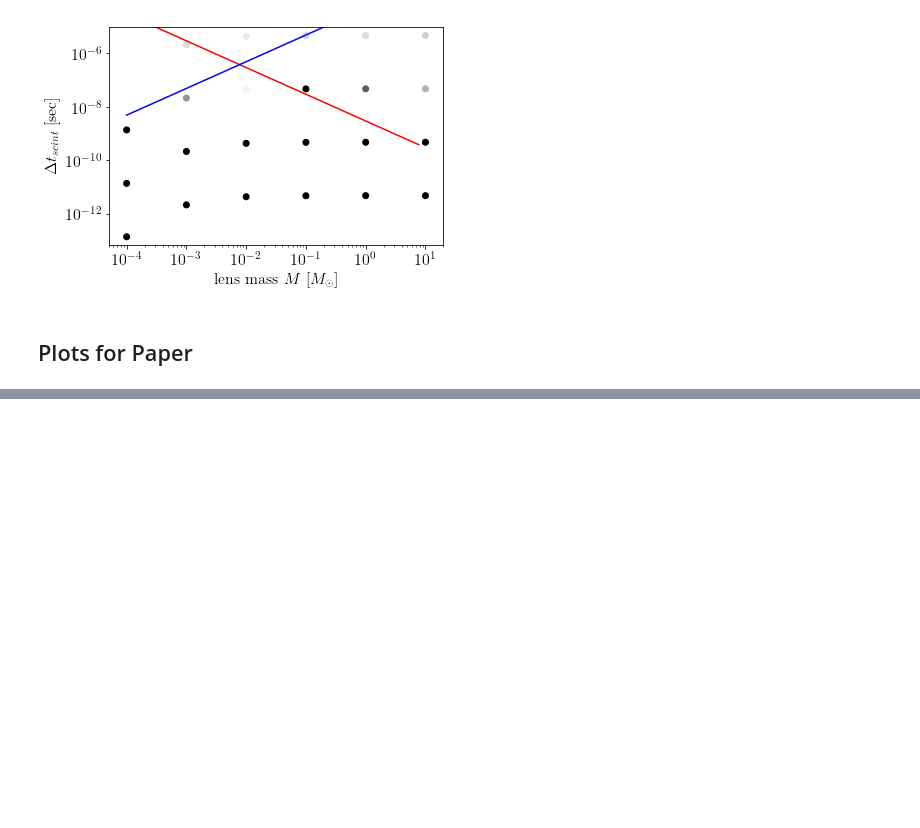
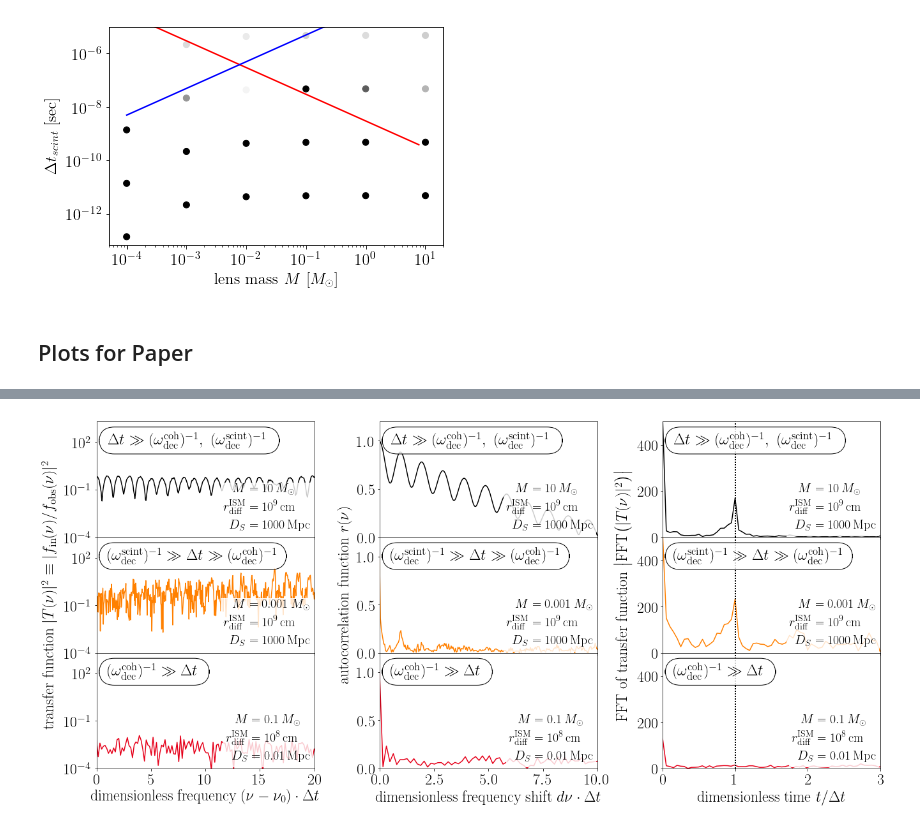
Before and after one commit to andrey-katz/FRB_lensing, a Jupyter notebook: frb.ipynb, the cells around one changed output, grey strips where cells are left out. Saved outputs shown, nothing was run; the diff lists cells and outputs as text; code cells hidden in the pictures; blank space fills up the shorter version.

```diff
--- a/frb.ipynb
+++ b/frb.ipynb
@@ -1913 +2361,101 @@ plt.show()
+# %%
+# benchmark points
+M_table      = np.array([ 10.,  0.001, 0.1  ]) * u.Msun
+x_diff_table = np.array([ 1e9,  1e9,   1e8  ]) * u.cm
+DS_table     = np.array([ 1,     1,    1e-5 ]) * u.Gpc
+
+my_labels    = [ r'$\Delta t \gg (\omega_\text{dec}^\text{coh})^{-1},\ (\omega_\text{dec}^\text{scint})^{-1}$',
+                 r'$(\omega_\text{dec}^\text{scint})^{-1} \gg \Delta t \gg (\omega_\text{dec}^\text{coh})^{-1}$',
+                 r'$(\omega_\text{dec}^\text{coh})^{-1} \gg \Delta t$' ]
+my_label_lengths = np.array([ 34, 36, 20])
+my_label_lengths = np.array(my_label_lengths * 1.08, dtype=int)
+my_colors        = [ (0,0,0), (1,.5,0), (0.9,0,0.1) ]
+
+# load data
+run_names   = [ 'scint-mwism-0', 'scint-mwism-xdiff1e8', 'scint-mwism1e-4-0', 'scint-mwism-DS10kpc' ]
+run_summary = []
+for rn in run_names:
+    with open(data_dir+'/'+rn+'.summary.dat'.format(), 'rb') as f:
+        run_summary = run_summary + pickle.load(f)
+
+plt.rc('font', size=24)
+fig, axes = plt.subplots(3, 3, sharex='col', gridspec_kw={'hspace':0.0}, figsize=(22,10))
+plt.subplots_adjust(wspace=0.3)
+for j, M, x_diff, DS in zip(range(len(M_table)), M_table, x_diff_table, DS_table):
+    r = [r for r in run_summary if math.isclose(r['M'], M) and \
+                                   math.isclose(r['x_diff_ism'], x_diff) and \
+                                   math.isclose(r['DS'], DS)][0]
+
+    f_range         = r['omega_range'] / (2.*np.pi)
+    spect_table_in  = r['spect_table_in'].flatten()
+    spect_table_out = r['spect_table_out'].flatten()
+    dt_lens         = delta_t_lens(r['DS'], r['DL'], r['M'], r['y'])
+    f_range_dimless = (f_range - f_range[0])*dt_lens
+    x_ref           = r['Dsc'] / (np.mean(r['omega_range']) * r['x_diff_ism'])
+    dt_scint        = x_ref**2/(2.*r['Dsc'])
+
+    # transfer function
+    ax = axes[j,0]
+    T_table = np.abs(spect_table_out/spect_table_in)**2   # transfer function
+    ax.plot(f_range_dimless, T_table, color=my_colors[j])
+    ax.set_xlim(0.,20.)
+    ax.set_yscale('log')
+    ax.set_ylim(1e-4,2000)
+    if j == 2: ax.set_xlabel(r"dimensionless frequency $(\nu - \nu_0) \cdot \Delta t$")
+    if j == 0: ax.annotate(r"transfer function $|T(\nu)|^2 \equiv |f_\text{in}(\nu) / f_\text{obs}(\nu)|^2$", (-0.21,-0.5), rotation='vertical',
+                           xycoords='axes fraction', ha='center', va='center')
+    my_legend = r"\begin{align*}" \
+              + r"  M                            &= {:5.2g}\,M_\odot \\".format(M/u.Msun) \
+              + r"  r_\text{{diff}}^\text{{ISM}} &= 10^{{{:2d}}}\,\text{{cm}} \\".format(int(np.log10(x_diff/u.cm))) \
+              + r"  D_S                          &= {:g}\,\text{{Mpc}}".format(DS/u.Mpc) \
+              + r"\end{align*}"
+    ax.annotate(my_legend, (0.98,0.45), xycoords='axes fraction', ha='right', va='top', fontsize=20, backgroundcolor=(1,1,1,.8))
+    ax.annotate('-' * my_label_lengths[j], (0.04,0.9), xycoords='axes fraction', ha='left', va='top', color='white',
+                bbox=dict(boxstyle='round, rounding_size=1, pad=0.4', fc=(1,1,1,.8), ec='black'))
+    ax.annotate(my_labels[j], (0.05,0.89), xycoords='axes fraction', ha='left', va='top')
+                    # draw the box and the text separately to improve placement of the text inside the box
+
+    # autocorrelation
+    ax = axes[j,1]
+    spect_corr = np.abs(fft.ifft( np.abs(fft.fft(spect_table_out/spect_table_in)**2) )) / np.sum(np.abs(spect_table_out**2/spect_table_in**2))
+#    spect_corr = fft.ifft( np.abs(fft.fft(T_table)**2) ) / np.sum(T_table**2)
+    ax.plot(f_range_dimless, spect_corr, color=my_colors[j])
+    ax.set_xlim(0,10.)
+    ax.set_ylim(0.,1.2)
+    if j == 2: ax.set_xlabel(r"dimensionless frequency shift $d\nu \cdot \Delta t$")
+    if j == 0: ax.annotate(r"autocorrelation function $r(\nu)$", (-0.16,-0.5), rotation='vertical',
+                           xycoords='axes fraction', ha='center', va='center')
+    ax.annotate(my_legend, (0.98,0.45), xycoords='axes fraction', ha='right', va='top', fontsize=20, backgroundcolor=(1,1,1,.8))
+    ax.annotate('-' * my_label_lengths[j], (0.04,0.9), xycoords='axes fraction', ha='left', va='top', color='white',
+                bbox=dict(boxstyle='round, rounding_size=1, pad=0.4', fc=(1,1,1,.8), ec='black'))
+    ax.annotate(my_labels[j], (0.05,0.89), xycoords='axes fraction', ha='left', va='top')
+#    if dt_lens/dt_scint < 10:
+#        ax.annotate(r'$\nu_\text{dec}$', (dt_lens/dt_scint+0.05, 0.6), rotation='vertical', ha='left', backgroundcolor=(1,1,1,.8), zorder=2)
+#    ax.axvline(dt_lens/dt_scint, c='black', ls=(0,(1,1)), lw=5, zorder=3)
+
+    # FFT of power spectrum
+    ax          = axes[j,2]
+    df          = (f_range[-1] - f_range[0]) / (len(f_range) - 1)
+    dt_fft      = 1. / (df * len(f_range))
+    t_range_fft = np.arange(-0.5/df, 0.5*(1-eps)/df, dt_fft)
+    pspect_fft  = np.roll( np.abs(fft.fft(np.abs(spect_table_out/spect_table_in)**2))
+                                 / np.mean(np.abs(spect_table_out/spect_table_in)**2), len(t_range_fft)//2 )
+    ax.plot(t_range_fft/dt_lens, pspect_fft, color=my_colors[j])
+    ax.set_xlim(0., 3.)
+    ax.set_ylim(0., 500.)
+    if j == 2: ax.set_xlabel(r"dimensionless time $t / \Delta t$")
+    if j == 0: ax.annotate(r"FFT of transfer function $\big| \text{FFT}\big(|T(\nu)|^2\big) \big|$", (-0.18,-0.5), rotation='vertical',
+                           xycoords='axes fraction', ha='center', va='center')
+    ax.annotate(my_legend, (0.98,0.45), xycoords='axes fraction', ha='right', va='top', fontsize=20, backgroundcolor=(1,1,1,.8))
+    ax.annotate('-' * my_label_lengths[j], (0.04,0.9), xycoords='axes fraction', ha='left', va='top', color='white',
+                bbox=dict(boxstyle='round, rounding_size=1, pad=0.4', fc=(1,1,1,.8), ec='black'))
+    ax.annotate(my_labels[j], (0.05,0.89), xycoords='axes fraction', ha='left', va='top')
+    ax.axvline(1., c='black', ls=(0,(1,1)), lw=2, zorder=3)
+
+plt.savefig('plots/3cases.pdf', bbox_inches='tight')
+#plt.savefig('plots/3cases.pdf', bbox_inches=fig.get_window_extent().transformed(fig.dpi_scale_trans.inverted()).shrunk(0.5,1))
+plt.show()
+plt.close()
+# %% [output]
+[figure, added]
 # %% [markdown]
```
Also changed, not shown: parts of 21 cells of this notebook.
